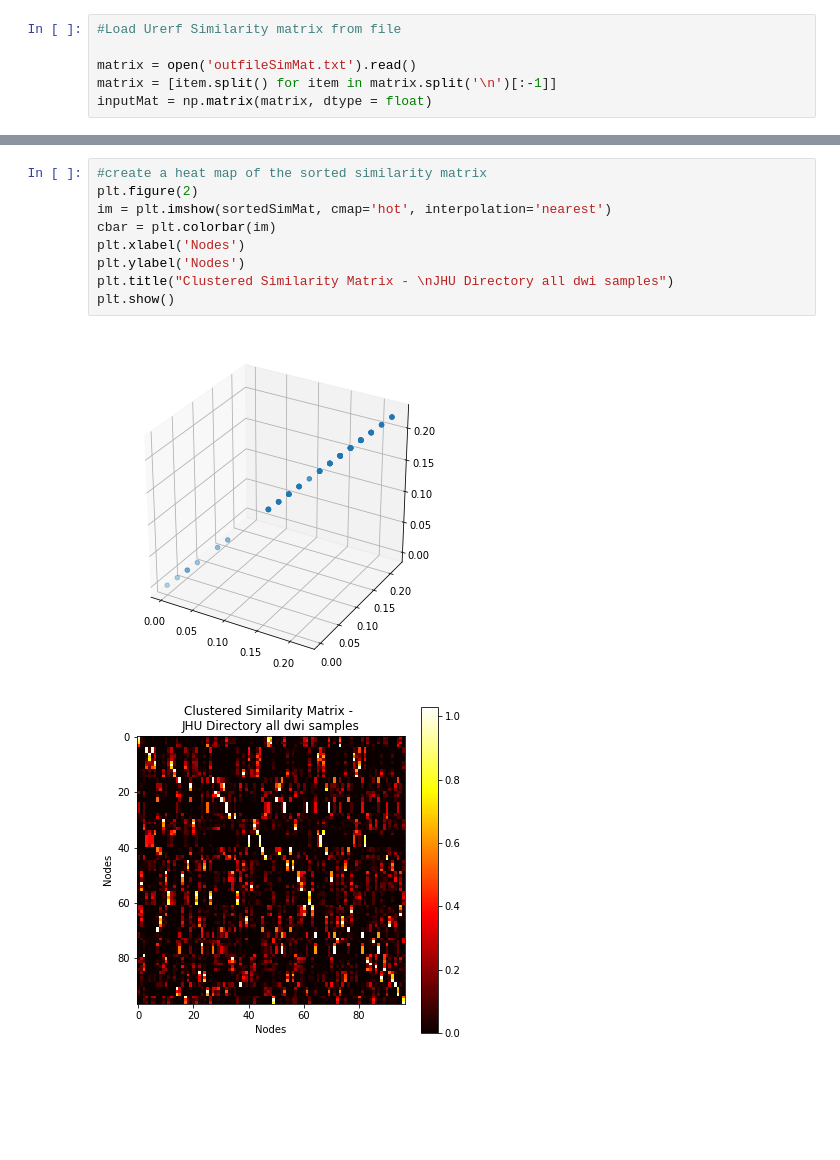
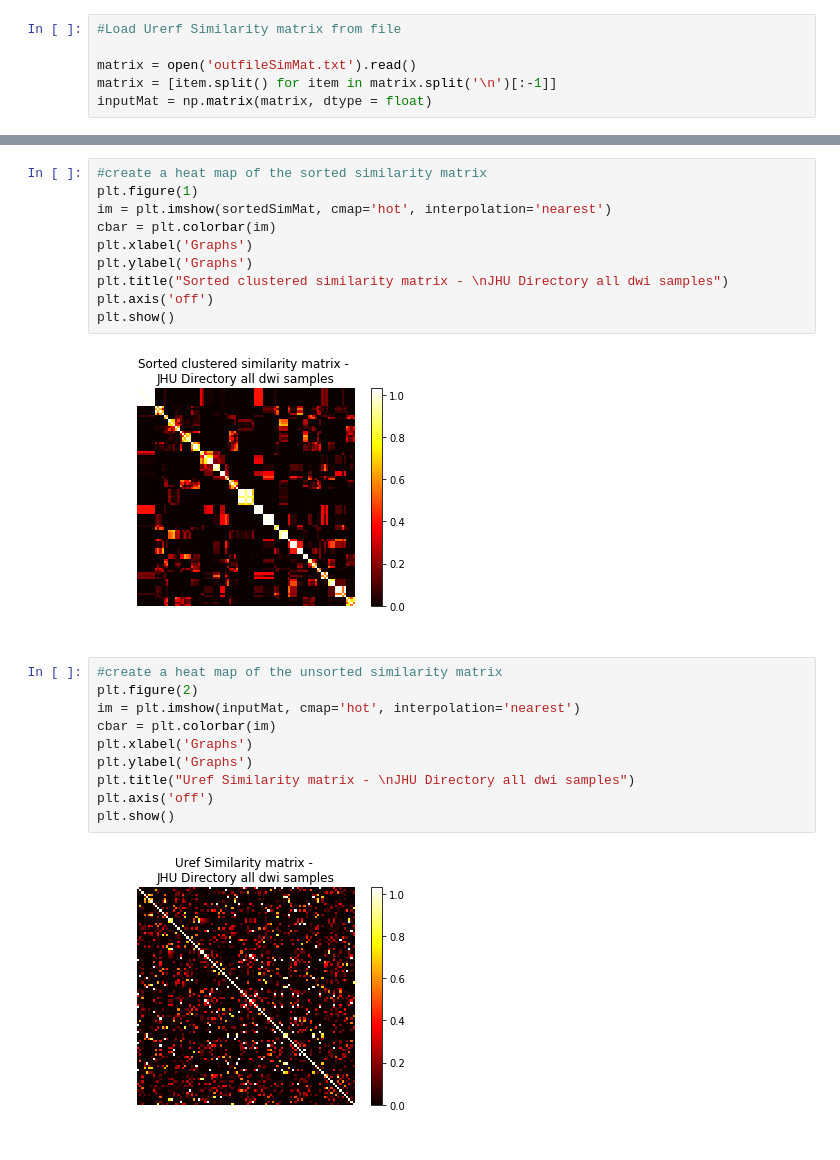
Before and after one commit to pfrank7/NDD, a Jupyter notebook: Urerf-AffProp.ipynb, the cells around one changed output, grey strips where cells are left out. Drawn from its saved outputs; the diff is of its cells as text; blank space fills up the shorter version.

```diff
--- a/Urerf-AffProp.ipynb
+++ b/Urerf-AffProp.ipynb
@@ -93,12 +148,24 @@ for i in range(0, len(s)):
+# %%
+#create a heat map of the sorted similarity matrix
+plt.figure(1)
+im = plt.imshow(sortedSimMat, cmap='hot', interpolation='nearest')
+cbar = plt.colorbar(im)
+plt.xlabel('Graphs')
+plt.ylabel('Graphs')
+plt.title("Sorted clustered similarity matrix - \nJHU Directory all dwi samples")
+plt.axis('off')
+plt.show()
+# %% [output]
+[figure, added]
 # %%
-#create a heat map of the sorted similarity matrix
+#create a heat map of the unsorted similarity matrix
 plt.figure(2)
-im = plt.imshow(sortedSimMat, cmap='hot', interpolation='nearest')
+im = plt.imshow(inputMat, cmap='hot', interpolation='nearest')
 cbar = plt.colorbar(im)
-plt.xlabel('Nodes')
-plt.ylabel('Nodes')
-plt.title("Clustered Similarity Matrix - \nJHU Directory all dwi samples")
+plt.xlabel('Graphs')
+plt.ylabel('Graphs')
+plt.title("Uref Similarity matrix - \nJHU Directory all dwi samples")
+plt.axis('off')
 plt.show()
 # %% [output]
-[figure, old version]
+[figure, new version]
-[figure, removed]
```
Also changed, not shown: parts of 6 cells of this notebook, 8 other files.
